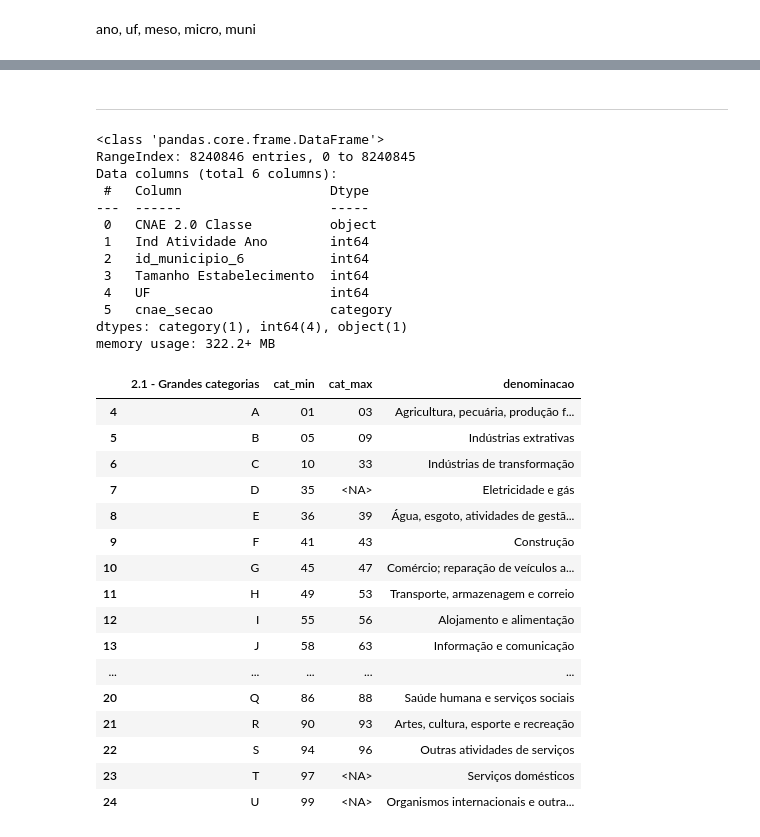
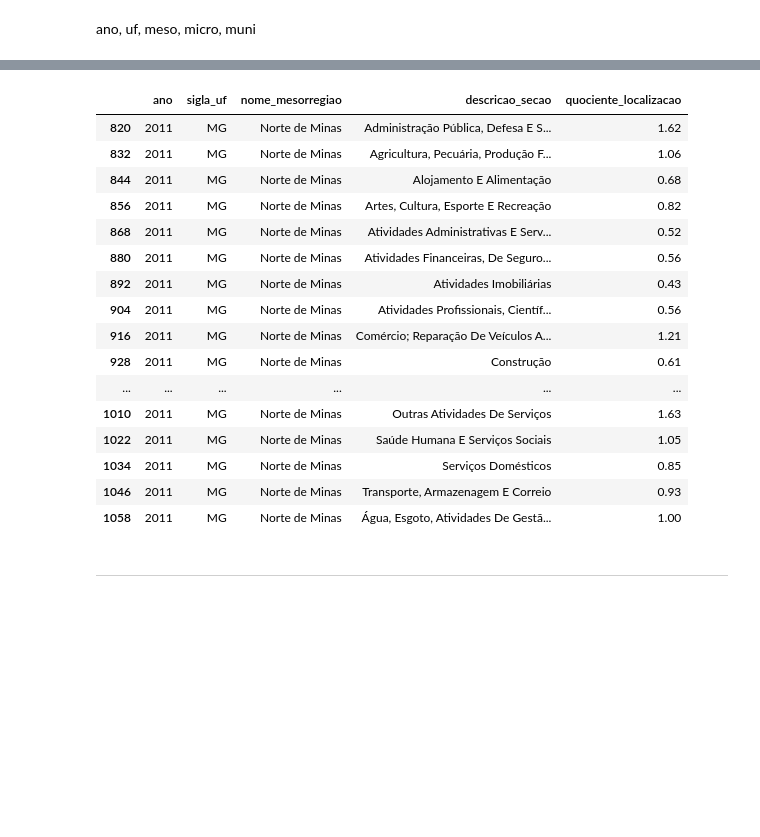
Before and after one commit to gabrielramos731/etl-rais, a Jupyter notebook: main.ipynb, the cells around one changed output, grey strips where cells are left out. Drawn from its saved outputs; the diff is of its cells as text; code cells hidden in the pictures; blank space fills up the shorter version.

```diff
--- a/main.ipynb
+++ b/main.ipynb
@@ -102,62 +169,22 @@ df
+# %%
+df.query('nome_mesorregiao == "Norte de Minas"')
+# %% [output]
+|  | ano | sigla_uf | nome_mesorregiao | descricao_secao | quociente_localizacao |
+| 820 | 2011 | MG | Norte de Minas | Administração Pública, Defesa E S... | 1.62 |
+| 832 | 2011 | MG | Norte de Minas | Agricultura, Pecuária, Produção F... | 1.06 |
+| 844 | 2011 | MG | Norte de Minas | Alojamento E Alimentação | 0.68 |
+| 856 | 2011 | MG | Norte de Minas | Artes, Cultura, Esporte E Recreação | 0.82 |
+| 868 | 2011 | MG | Norte de Minas | Atividades Administrativas E Serv... | 0.52 |
+| 880 | 2011 | MG | Norte de Minas | Atividades Financeiras, De Seguro... | 0.56 |
+| 892 | 2011 | MG | Norte de Minas | Atividades Imobiliárias | 0.43 |
+| 904 | 2011 | MG | Norte de Minas | Atividades Profissionais, Científ... | 0.56 |
+| 916 | 2011 | MG | Norte de Minas | Comércio; Reparação De Veículos A... | 1.21 |
+| 928 | 2011 | MG | Norte de Minas | Construção | 0.61 |
+| ... | ... | ... | ... | ... | ... |
+| 1010 | 2011 | MG | Norte de Minas | Outras Atividades De Serviços | 1.63 |
+| 1022 | 2011 | MG | Norte de Minas | Saúde Humana E Serviços Sociais | 1.05 |
+| 1034 | 2011 | MG | Norte de Minas | Serviços Domésticos | 0.85 |
+| 1046 | 2011 | MG | Norte de Minas | Transporte, Armazenagem E Correio | 0.93 |
+| 1058 | 2011 | MG | Norte de Minas | Água, Esgoto, Atividades De Gestã... | 1.00 |
 # %% [markdown]
 ---
-# %%
-df_estb.loc[:, 'CNAE 2.0 Classe'] = df_estb['CNAE 2.0 Classe'].apply(lambda x: str(x).zfill(5))
-df_estb['cnae_secao'] = df_estb['CNAE 2.0 Classe'].apply(lambda x: x[:2])
-df_estb['cnae_secao'] = df_estb['cnae_secao'].astype('category')
-
-df_estb.info()
-# %% [output]
-<class 'pandas.core.frame.DataFrame'>
-RangeIndex: 8240846 entries, 0 to 8240845
-Data columns (total 6 columns):
- #   Column                   Dtype
----  ------                   -----
- 0   CNAE 2.0 Classe          object
- 1   Ind Atividade Ano        int64
- 2   id_municipio_6           int64
- 3   Tamanho Estabelecimento  int64
- 4   UF                       int64
- 5   cnae_secao               category
-dtypes: category(1), int64(4), object(1)
-memory usage: 322.2+ MB
-# %%
-def clean_data(df):
-    '''Change type, split and rename columns'''
-
-    df = df.astype({'Unnamed: 2': 'string'})
-    loc_0 = df.columns.get_loc('Unnamed: 2')
-    df_split = df['Unnamed: 2'].str.split(pat=' \\.\\. ', expand=True).add_prefix('Unnamed: 2_')
-    df = pd.concat([df.iloc[:, :loc_0], df_split, df.iloc[:, loc_0:]], axis=1)
-    df = df.drop(columns=['Unnamed: 2'])
-
-    df.rename(columns={'Unnamed: 2_0': 'cat_min',
-                       'Unnamed: 2_1': 'cat_max',
-                       'Unnamed: 4': 'denominacao'},
-              inplace=True)
-    return df
-
-def map_cnae_cat(df_estb, cat_dict):
-    '''mapeia a seção CNAE 2.0 para a denominação da categoria'''
-
-    df_estb['cnae_secao'] = df_estb['cnae_secao'].astype(int).map(cat_dict)
-    df_estb.drop(columns=['CNAE 2.0 Classe'], inplace=True)
-    return df_estb
-# %% [output]
-|  | 2.1 - Grandes categorias | cat_min | cat_max | denominacao |
-| 4 | A | 01 | 03 | Agricultura, pecuária, produção f... |
-| 5 | B | 05 | 09 | Indústrias extrativas |
-| 6 | C | 10 | 33 | Indústrias de transformação |
-| 7 | D | 35 | <NA> | Eletricidade e gás |
-| 8 | E | 36 | 39 | Água, esgoto, atividades de gestã... |
-| 9 | F | 41 | 43 | Construção |
-| 10 | G | 45 | 47 | Comércio; reparação de veículos a... |
-| 11 | H | 49 | 53 | Transporte, armazenagem e correio |
-| 12 | I | 55 | 56 | Alojamento e alimentação |
-| 13 | J | 58 | 63 | Informação e comunicação |
-| ... | ... | ... | ... | ... |
-| 20 | Q | 86 | 88 | Saúde humana e serviços sociais |
-| 21 | R | 90 | 93 | Artes, cultura, esporte e recreação |
-| 22 | S | 94 | 96 | Outras atividades de serviços |
-| 23 | T | 97 | <NA> | Serviços domésticos |
-| 24 | U | 99 | <NA> | Organismos internacionais e outra... |
```
Also changed, not shown: parts of 16 cells of this notebook.
